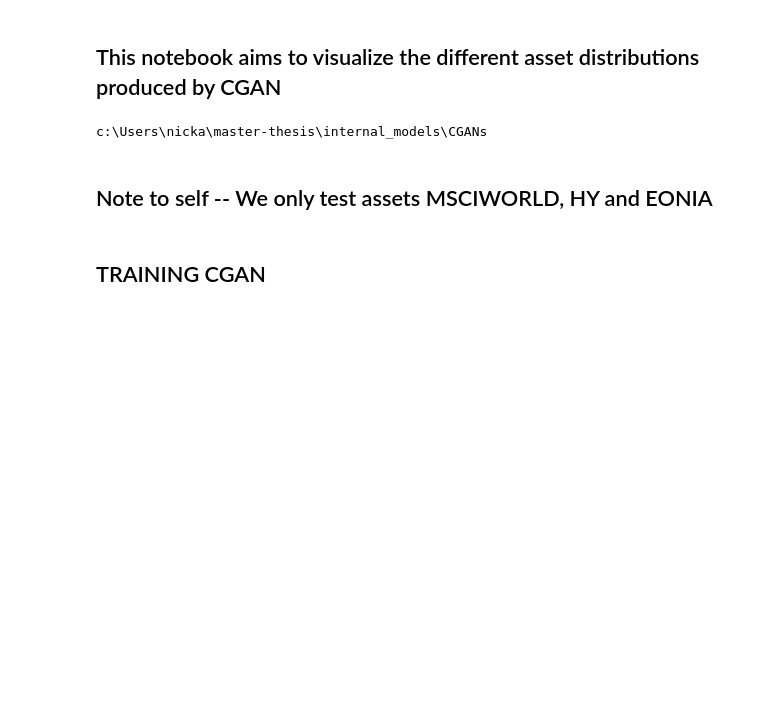
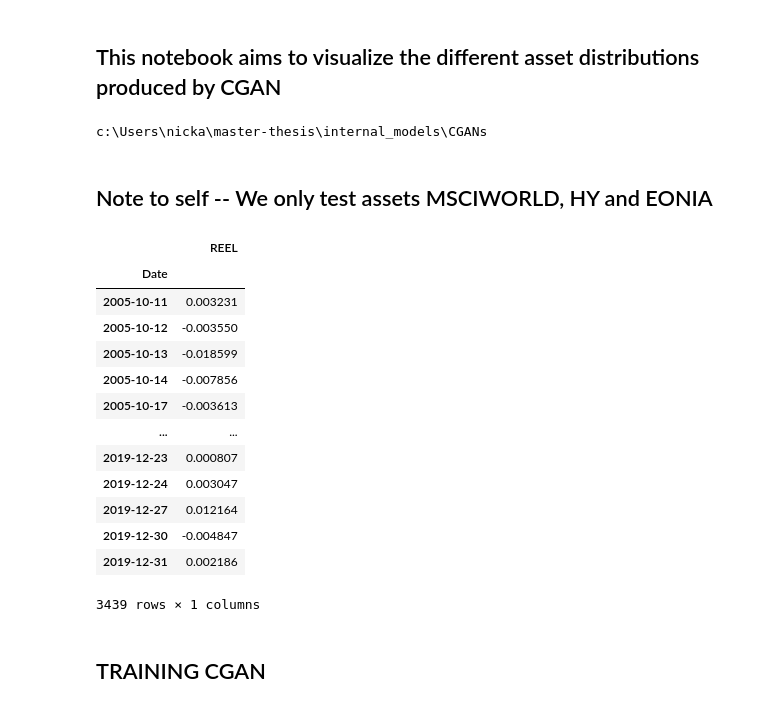
Before and after one commit to nickaskari/master-thesis, a Jupyter notebook: internal_models/CGANs/results_1.ipynb, the cells around one changed output. Saved outputs shown, nothing was run; the diff lists cells and outputs as text; code cells hidden in the pictures; blank space fills up the shorter version.

```diff
--- a/internal_models/CGANs/results_1.ipynb
+++ b/internal_models/CGANs/results_1.ipynb
@@ -48,6 +48,23 @@ def fetch_data_df():
     return pre_test_df, test_df
 
 returns_df, test_returns_df = fetch_data_df()
+# %%
+returns_df
+# %% [output]
+|  | REEL |
+| Date |  |
+| 2005-10-11 | 0.003231 |
+| 2005-10-12 | -0.003550 |
+| 2005-10-13 | -0.018599 |
+| 2005-10-14 | -0.007856 |
+| 2005-10-17 | -0.003613 |
+| ... | ... |
+| 2019-12-23 | 0.000807 |
+| 2019-12-24 | 0.003047 |
+| 2019-12-27 | 0.012164 |
+| 2019-12-30 | -0.004847 |
+| 2019-12-31 | 0.002186 |
+3439 rows × 1 columns
 # %%
 asset_names = returns_df.columns
 # %%
```
Also changed, not shown: parts of 10 cells of this notebook, 3 other files.
